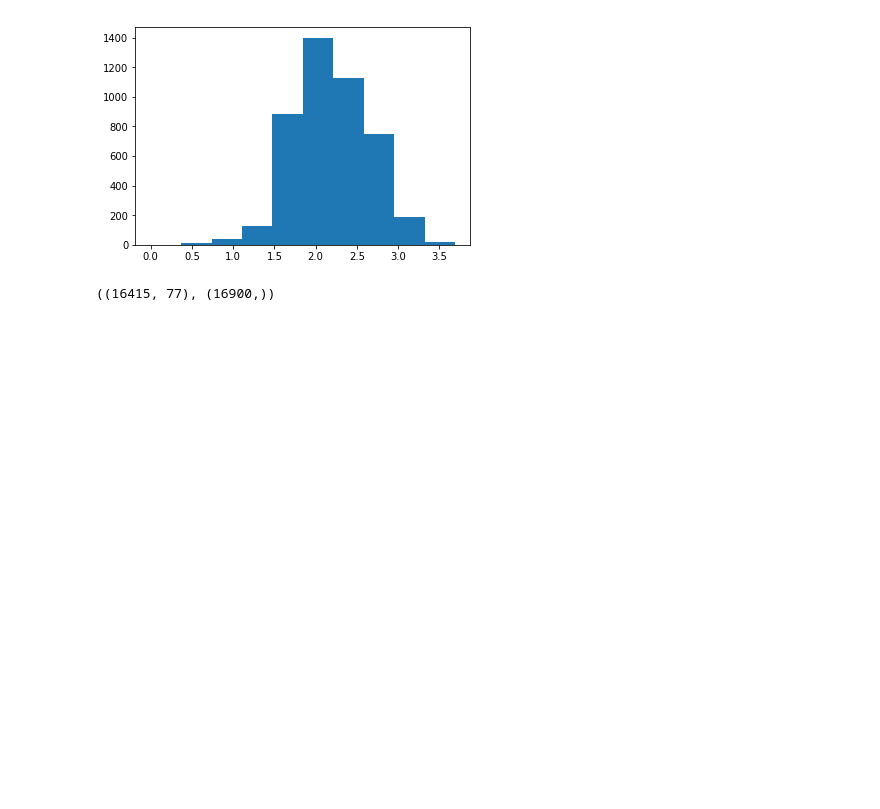
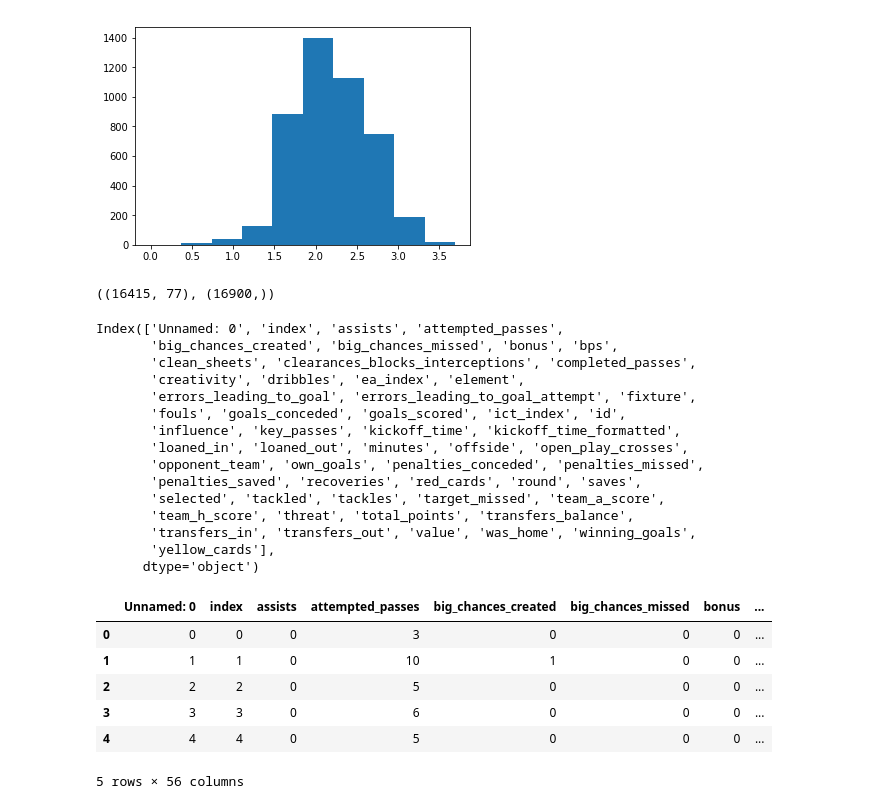
Before and after one commit to joconnor-ml/fantasy-football-app, a Jupyter notebook: airflow/dags/Untitled.ipynb, the cells around one changed output. Drawn from its saved outputs; the diff is of its cells as text; code cells hidden in the pictures; blank space fills up the shorter version.

```diff
--- a/airflow/dags/Untitled.ipynb
+++ b/airflow/dags/Untitled.ipynb
@@ -40,3 +40,30 @@ plt.hist(np.log(ytrain+3))
 train.shape, future.shape
 # %% [output]
 ((16415, 77), (16900,))
+# %%
+df = pd.read_csv("player_df.csv")
+print(df.columns)
+df.head()
+# %% [output]
+Index(['Unnamed: 0', 'index', 'assists', 'attempted_passes',
+       'big_chances_created', 'big_chances_missed', 'bonus', 'bps',
+       'clean_sheets', 'clearances_blocks_interceptions', 'completed_passes',
+       'creativity', 'dribbles', 'ea_index', 'element',
+       'errors_leading_to_goal', 'errors_leading_to_goal_attempt', 'fixture',
+       'fouls', 'goals_conceded', 'goals_scored', 'ict_index', 'id',
+       'influence', 'key_passes', 'kickoff_time', 'kickoff_time_formatted',
+       'loaned_in', 'loaned_out', 'minutes', 'offside', 'open_play_crosses',
+       'opponent_team', 'own_goals', 'penalties_conceded', 'penalties_missed',
+       'penalties_saved', 'recoveries', 'red_cards', 'round', 'saves',
+       'selected', 'tackled', 'tackles', 'target_missed', 'team_a_score',
+       'team_h_score', 'threat', 'total_points', 'transfers_balance',
+       'transfers_in', 'transfers_out', 'value', 'was_home', 'winning_goals',
+       'yellow_cards'],
+      dtype='object')
+|  | Unnamed: 0 | index | assists | attempted_passes | big_chances_created | big_chances_missed | bonus | ... |
+| 0 | 0 | 0 | 0 | 3 | 0 | 0 | 0 | ... |
+| 1 | 1 | 1 | 0 | 10 | 1 | 0 | 0 | ... |
+| 2 | 2 | 2 | 0 | 5 | 0 | 0 | 0 | ... |
+| 3 | 3 | 3 | 0 | 6 | 0 | 0 | 0 | ... |
+| 4 | 4 | 4 | 0 | 5 | 0 | 0 | 0 | ... |
+5 rows × 56 columns
```
Also changed, not shown: parts of 3 cells of this notebook, 7 other files.
